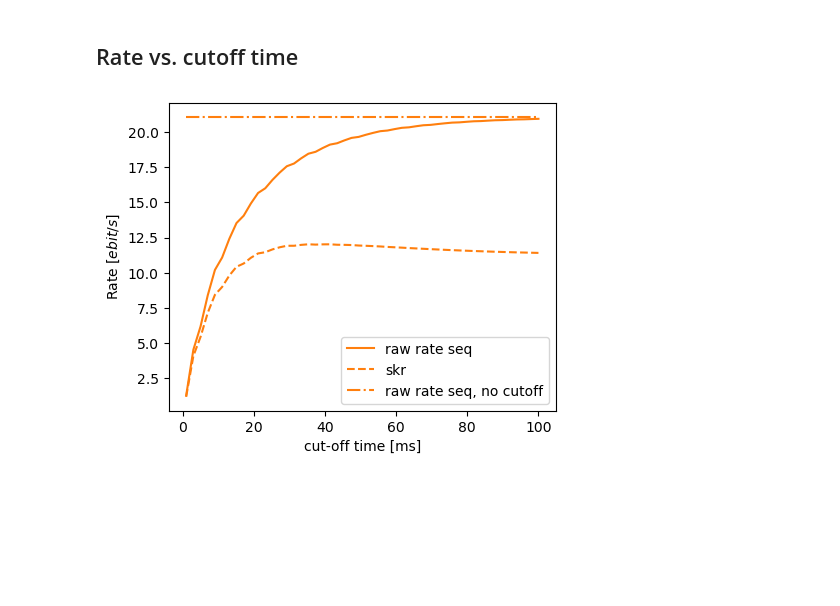
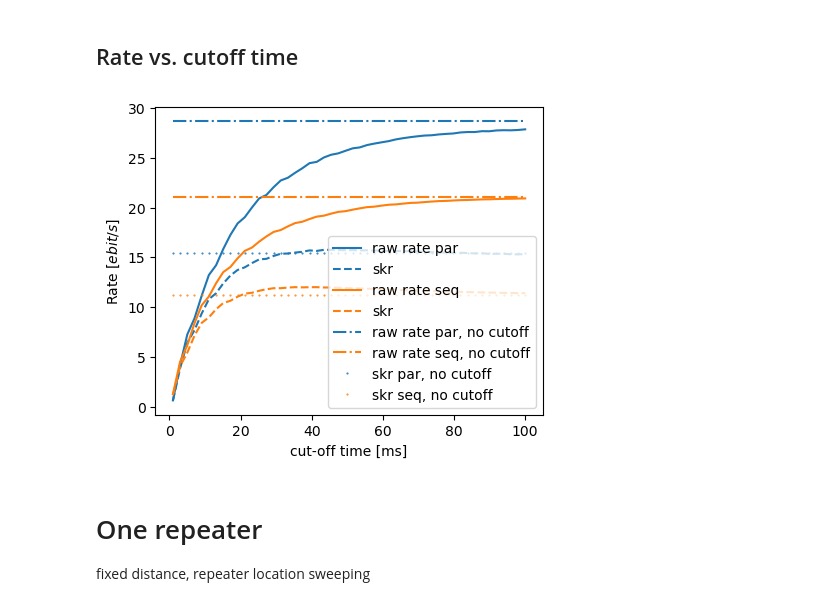
Before and after one commit to pooryousefshahrooz/repeater_chains, a Jupyter notebook: hassan/one_repeater_cutoff.ipynb, the cells around one changed output. Cells and saved outputs as stored; diff of their text form; code cells hidden in the pictures; blank space fills up the shorter version.

Commit message:
one repeater parallel arbtirary L1 and L2

```diff
--- a/hassan/one_repeater_cutoff.ipynb
+++ b/hassan/one_repeater_cutoff.ipynb
@@ -283,7 +289,8 @@ plt.show()
 τ_coh = 0.1 # coherence time [sec]
 τ_cut_list = np.linspace(0.01,1.0)*τ_coh # cutoff [sec]
 Le2e = 150 # e2e distance [km]
-
+F_link = 1 # fidelity of local BP
+mu_link = 1 # depolarizing noise channel parameter (1: no noise, 0: fully depolarized)
 
 raw_rate_par = np.zeros(len(τ_cut_list))
 skr_par = np.zeros(len(τ_cut_list))
@@ -300,20 +307,25 @@ for i_t, τ_cut in enumerate(τ_cut_list):
 # %%
 plt.figure(figsize=(5,4))
 plt.plot(τ_cut_list*1e3,raw_rate_par,"-",color="C0",label="raw rate par")
 plt.plot(τ_cut_list*1e3,skr_par,"--",color="C0",label="skr")
 
 plt.plot(τ_cut_list*1e3,raw_rate_seq,"-",color="C1",label="raw rate seq")
 plt.plot(τ_cut_list*1e3,skr_seq,"--",color="C1",label="skr")
 
 # for reference:
 raw_rate_par_no_cut, skr_par_no_cut, _  = T_parallel_no_cutoff(τ_coh, mu_link, F_link, [Le2e/2,Le2e/2], cct= True, Nmax=1e6)
 raw_rate_seq_no_cut, skr_seq_no_cut, _ = T_sequential_no_cutoff(τ_coh, mu_link, F_link, [Le2e/2,Le2e/2])
 plt.plot(τ_cut_list*1e3,raw_rate_par_no_cut+0*τ_cut_list , "-." ,color="C0",label="raw rate par, no cutoff")
 plt.plot(τ_cut_list*1e3,raw_rate_seq_no_cut+0*τ_cut_list , "-." ,color="C1",label="raw rate seq, no cutoff")
+plt.plot(τ_cut_list*1e3,skr_par_no_cut+0*τ_cut_list , ".", markersize=1 ,color="C0",label="skr par, no cutoff")
+plt.plot(τ_cut_list*1e3,skr_seq_no_cut+0*τ_cut_list , ".", markersize=1 ,color="C1",label="skr seq, no cutoff")
 
 plt.ylabel(r"Rate $[ebit/s]$")
 plt.xlabel("cut-off time [ms]")
 plt.legend()
 plt.show()
 # %% [output]
-[figure, old version]
+[figure, new version]
+# %% [markdown]
+# One repeater
+fixed distance, repeater location sweeping
```
Also changed, not shown: parts of 7 cells of this notebook.
